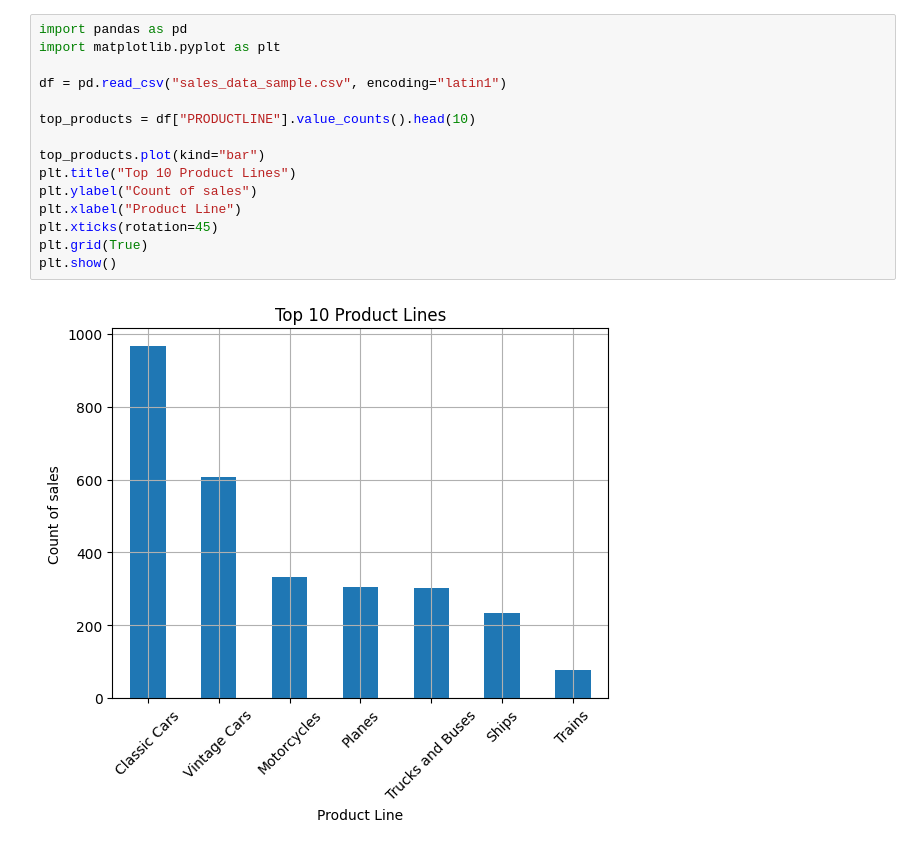
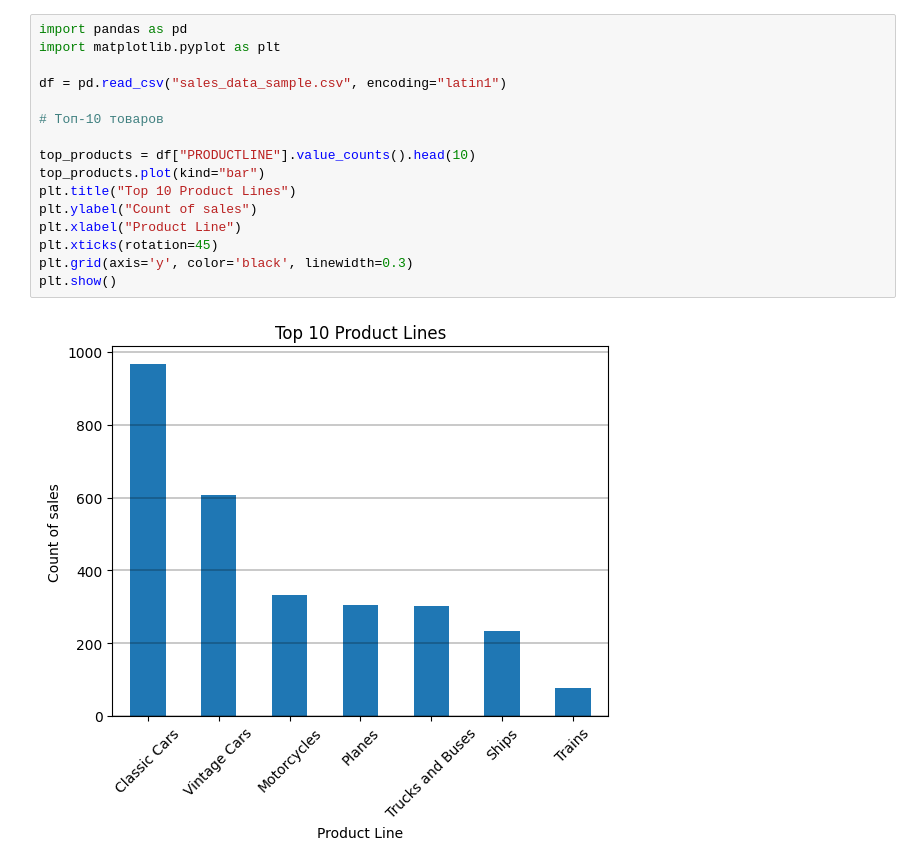
Before and after one commit to pompeedu/sales-dashboard-project, a Jupyter notebook: sales_dashboard.ipynb, the cells around one changed output. Drawn from its saved outputs; the diff is of its cells as text.

```diff
--- a/sales_dashboard.ipynb
+++ b/sales_dashboard.ipynb
@@ -1,18 +1,19 @@
 # %%
 import pandas as pd
 import matplotlib.pyplot as plt
 
 df = pd.read_csv("sales_data_sample.csv", encoding="latin1")
 
+# Топ-10 товаров
+
 top_products = df["PRODUCTLINE"].value_counts().head(10)
-
 top_products.plot(kind="bar")
 plt.title("Top 10 Product Lines")
 plt.ylabel("Count of sales")
 plt.xlabel("Product Line")
 plt.xticks(rotation=45)
-plt.grid(True)
+plt.grid(axis='y', color='black', linewidth=0.3)
 plt.show()
 # %% [output]
-[figure, old version]
+[figure, new version]
 # %%
```
Also changed, not shown: parts of 6 cells of this notebook.
